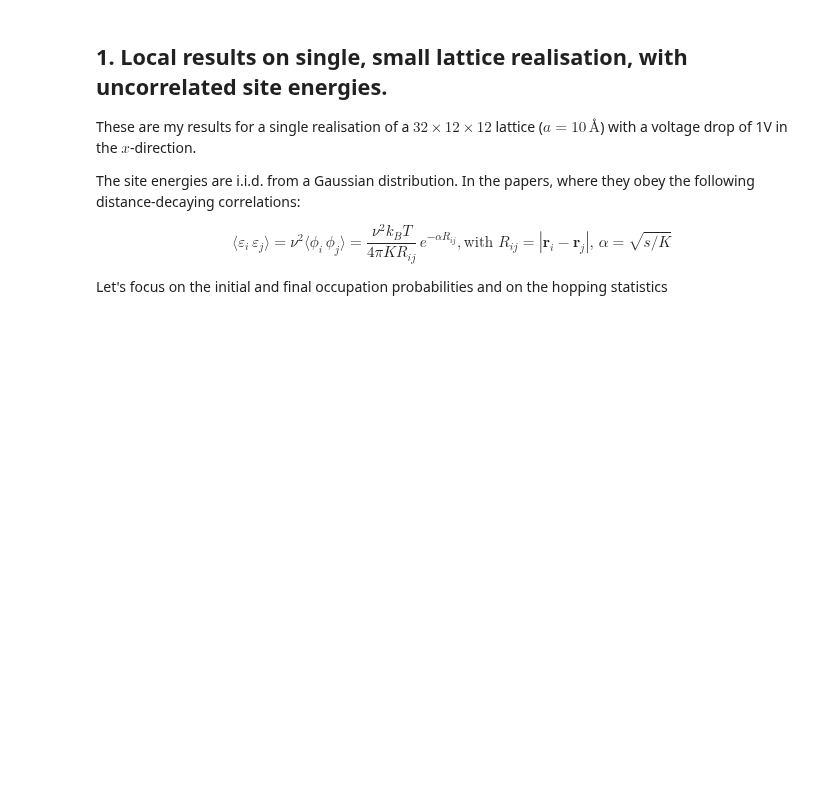
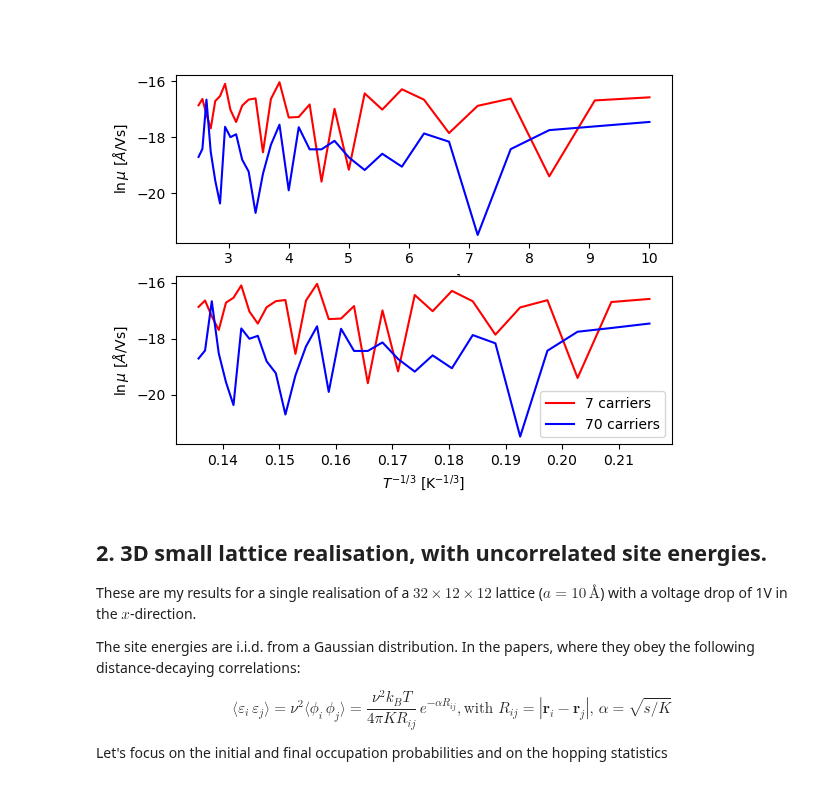
Before and after one commit to ngastellu/percolate_mac, a Jupyter notebook: YSSMB_lattice_model/YSSMB_results.ipynb, the cells around one changed output. Saved outputs shown, nothing was run; the diff lists cells and outputs as text; code cells hidden in the pictures; blank space fills up the shorter version.

Commit message:
Added uncorrelated and correlated 1D results to `YSSMB_results.ipynb`

```diff
--- a/YSSMB_lattice_model/YSSMB_results.ipynb
+++ b/YSSMB_lattice_model/YSSMB_results.ipynb
@@ -9,5 +59,38 @@ This notebook contains the fruuts of my attempts at reproducing the results pres
+# %%
+import numpy as np
+import matplotlib.pyplot as plt
+%matplotlib widget
+
+ddir = '/Users/nico/Desktop/simulation_outputs/yssmb_hopping/'
+
+dat_7carriers = np.load(ddir + 'mu_v_T_1d_7carriers.npy')
+dat_70carriers = np.load(ddir + 'mu_v_T_1d_70carriers.npy')
+
+T = dat_7carriers[0,:]
+
+v7 = np.abs(dat_7carriers[1,:])
+v70 = np.abs(dat_70carriers[1,:])
+
+
+
+fig, ax = plt.subplots(2,1)
+
+# Arrhenius plot
+ax[0].plot(1000/T, np.log(v7), 'r-',label='7 carriers')
+ax[0].plot(1000/T, np.log(v70), 'b-',label='70 carriers')
+ax[0].set_xlabel('$1000/T$ [K$^{-1}$]')
+ax[0].set_ylabel('$\ln\mu$ [$\AA$/Vs]')
+
+ax[1].plot((1/T)**(1/3), np.log(v7), 'r-', label='7 carriers')
+ax[1].plot((1/T)**(1/3), np.log(v70), 'b-', label='70 carriers')
+ax[1].set_xlabel('$T^{-1/3}$ [K$^{-1/3}$]')
+ax[1].set_ylabel('$\ln\mu$ [$\AA$/Vs]')
+plt.legend()
+plt.show()
+# %% [output]
+[figure, added]
 # %% [markdown]
-## 1. Local results on single, small lattice realisation, with uncorrelated site energies.
+## 2. 3D small lattice realisation, with uncorrelated site energies.
 
 These are my results for a single realisation of a $32\times 12\times 12$ lattice ($a = 10\,\text{\AA}$) with a voltage drop of 1V in the $x$-direction.
 
```
Also changed, not shown: parts of 5 cells of this notebook.
